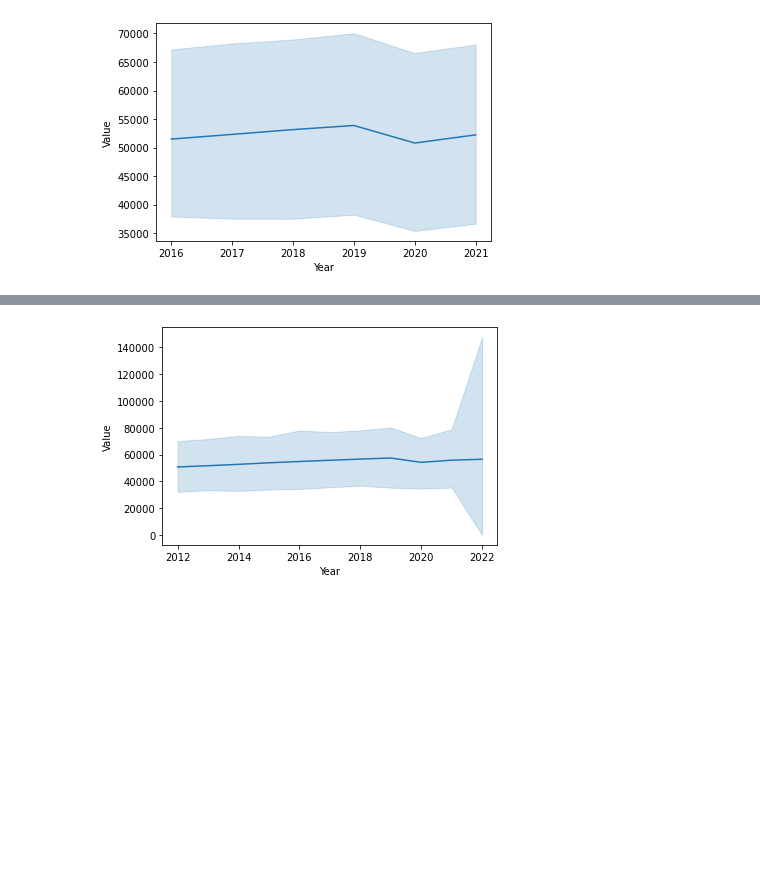
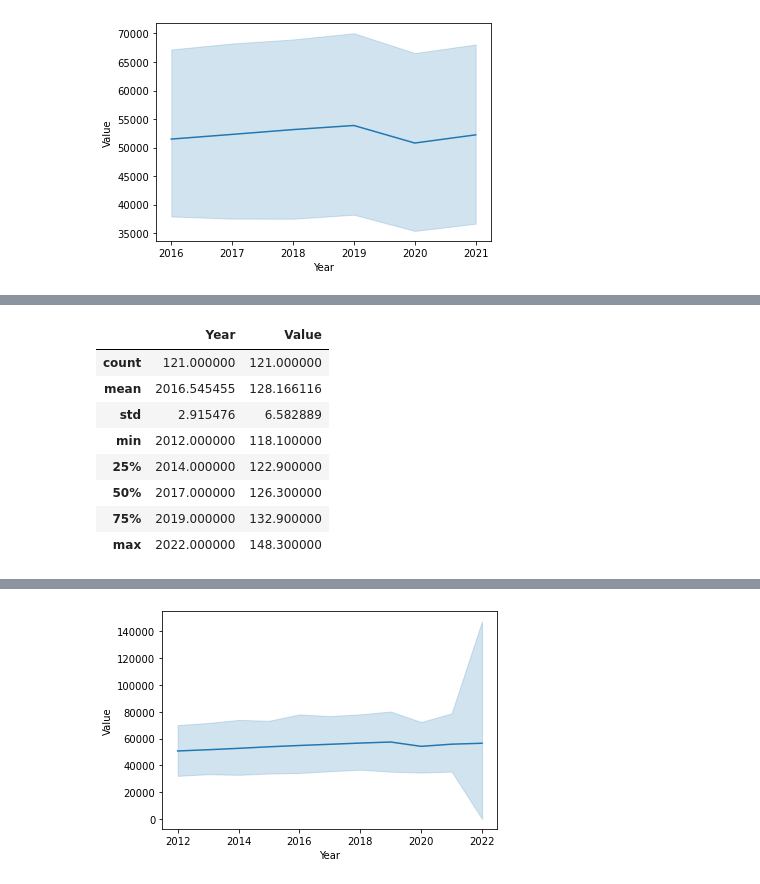
Before and after one commit to techthumb1/bls_project, a Jupyter notebook: notebooks/bls_data_tool.ipynb, the cells around one changed output, grey strips where cells are left out. Cells and saved outputs as stored; diff of their text form; code cells hidden in the pictures; blank space fills up the shorter version.

```diff
--- a/notebooks/bls_data_tool.ipynb
+++ b/notebooks/bls_data_tool.ipynb
@@ -182 +227,13 @@ ppi_commodity.head()
+# %%
+export.describe()
+# %% [output]
+|  | Year | Value |
+| count | 121.000000 | 121.000000 |
+| mean | 2016.545455 | 128.166116 |
+| std | 2.915476 | 6.582889 |
+| min | 2012.000000 | 118.100000 |
+| 25% | 2014.000000 | 122.900000 |
+| 50% | 2017.000000 | 126.300000 |
+| 75% | 2019.000000 | 132.900000 |
+| max | 2022.000000 | 148.300000 |
 # %%
```
Also changed, not shown: parts of 15 cells of this notebook, 7 other files.
